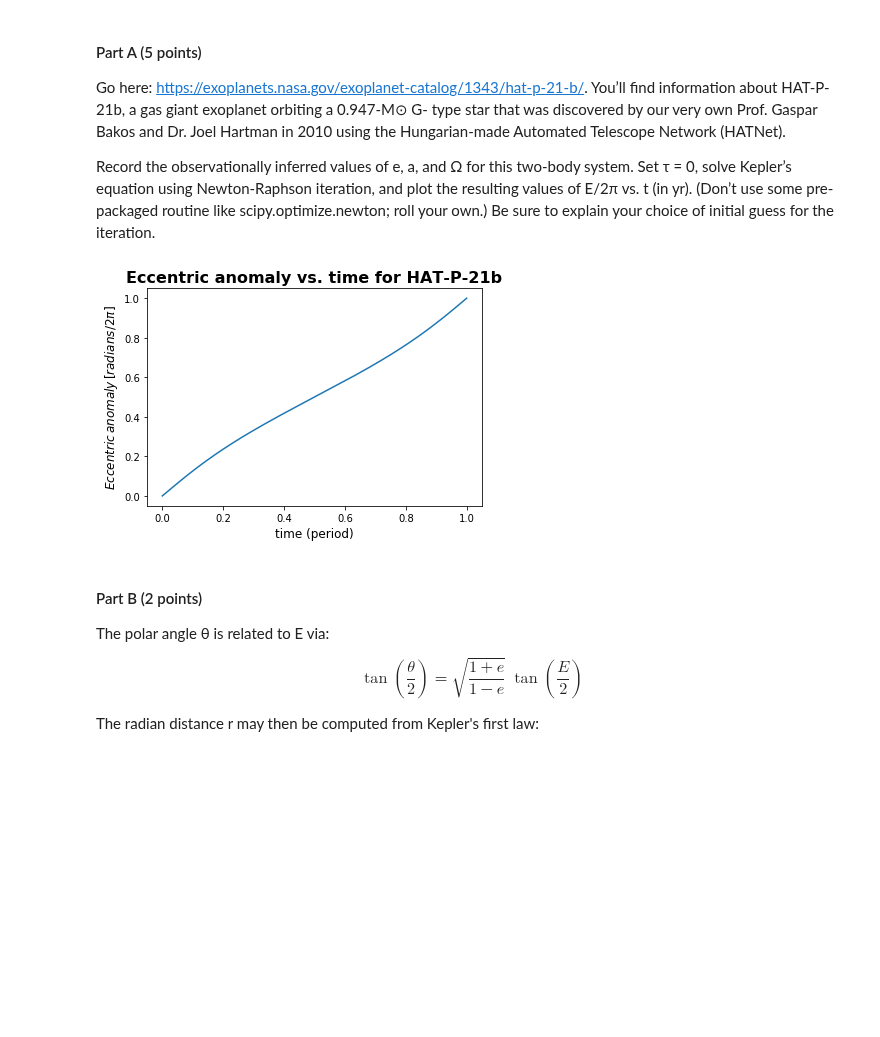
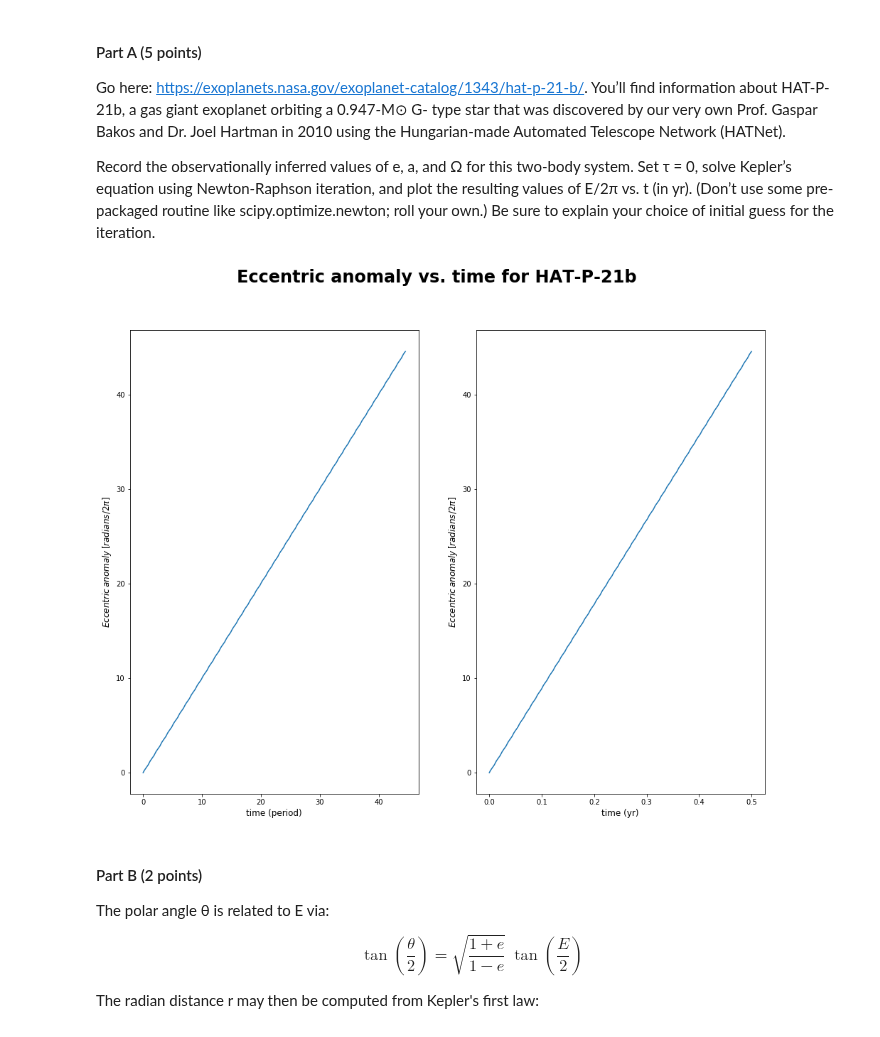
Before and after one commit to m4ese/astroResearchMethods, a Jupyter notebook: Forese_assignment_3.ipynb, the cells around one changed output. Saved outputs shown, nothing was run; the diff lists cells and outputs as text; code cells hidden in the pictures; blank space fills up the shorter version.

Commit message:
adding E vs. t (yr) plots

```diff
--- a/Forese_assignment_3.ipynb
+++ b/Forese_assignment_3.ipynb
@@ -372,7 +372,7 @@ ecc_p21b = 0.23
 a_p21b = (0.0494*u.au).to(u.m).value
 tau_p21b = 0
 
-t = np.linspace(0,period_p21b.value,num = 500) #timesteps for one orbit in seconds
+t = np.linspace(0,((0.5*u.yr).to(u.s)).value,num = 5000) #timesteps for one orbit in seconds
 
 ecc_anoms_p21b = np.zeros(len(t))
 
@@ -387,16 +387,26 @@ for i in range(len(t)):
     #guess for the next timestep is the value from the previous one
     ecc_guess_init = root
 # %%
-fig = plt.figure()
+fig = plt.figure(figsize = (16,12))
+fig.suptitle(r"Eccentric anomaly vs. time for HAT-P-21b",fontsize = 24,fontweight='bold')
+ax=plt.subplot(121)
 
-plt.plot(t/period_p21b,ecc_anoms_p21b/(2*np.pi))
-plt.title(r"Eccentric anomaly vs. time for HAT-P-21b",fontsize = 16,fontweight='bold')
-plt.xlabel(r'time (period)',fontsize = 12)
-plt.ylabel(r'$Eccentric \, anomaly \, [radians / 2 \pi]$',fontsize = 12)
+ax.plot(t/period_p21b,ecc_anoms_p21b/(2*np.pi))
+
+ax.set_xlabel(r'time (period)',fontsize = 12)
+ax.set_ylabel(r'$Eccentric \, anomaly \, [radians / 2 \pi]$',fontsize = 12)
+
+
+ax=plt.subplot(122)
+
+ax.plot((t*u.s).to(u.yr),ecc_anoms_p21b/(2*np.pi))
+ax.set_xlabel(r'time (yr)',fontsize = 12)
+ax.set_ylabel(r'$Eccentric \, anomaly \, [radians / 2 \pi]$',fontsize = 12)
+
 
 plt.show()
 # %% [output]
-[figure, old version]
+[figure, new version]
 # %% [markdown]
 #### Part B (2 points)
 
```
Also changed, not shown: parts of 6 cells of this notebook.
